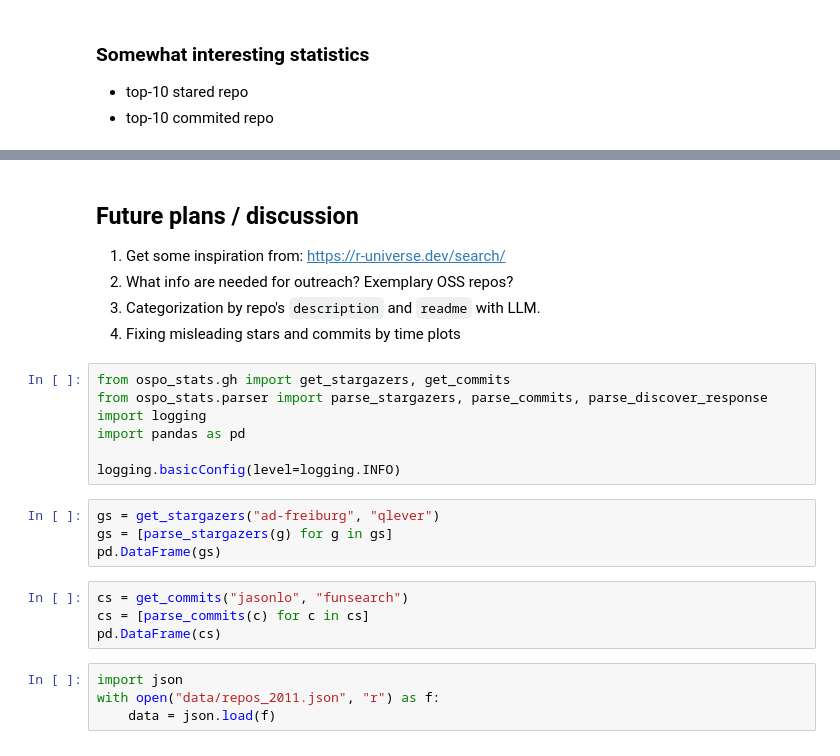
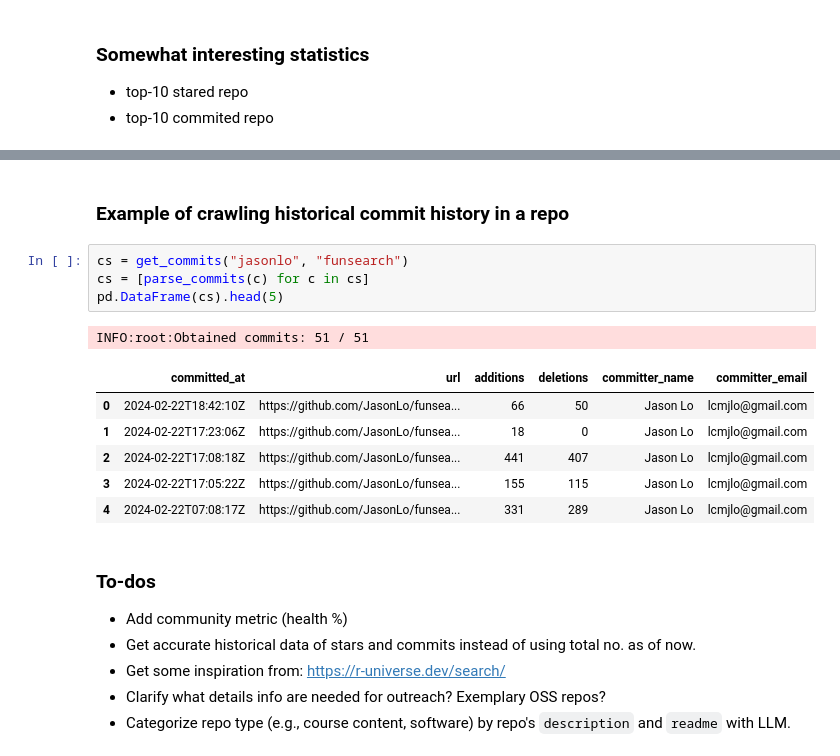
Before and after one commit to UW-Madison-DSI/ospo-stats, a Jupyter notebook: report_v0.ipynb, the cells around one changed output, grey strips where cells are left out. Drawn from its saved outputs; the diff is of its cells as text.

```diff
--- a/report_v0.ipynb
+++ b/report_v0.ipynb
@@ -59,26 +162,22 @@ df.sort_values('commits', ascending=False).head(10)
+# %% [markdown]
+### Example of crawling historical commit history in a repo
+# %%
+cs = get_commits("jasonlo", "funsearch")
+cs = [parse_commits(c) for c in cs]
+pd.DataFrame(cs).head(5)
+# %% [output]
+INFO:root:Obtained commits: 51 / 51
+|  | committed_at | url | additions | deletions | committer_name | committer_email |
+| 0 | 2024-02-22T18:42:10Z | https://github.com/JasonLo/funsea... | 66 | 50 | Jason Lo | lcmjlo@gmail.com |
+| 1 | 2024-02-22T17:23:06Z | https://github.com/JasonLo/funsea... | 18 | 0 | Jason Lo | lcmjlo@gmail.com |
+| 2 | 2024-02-22T17:08:18Z | https://github.com/JasonLo/funsea... | 441 | 407 | Jason Lo | lcmjlo@gmail.com |
+| 3 | 2024-02-22T17:05:22Z | https://github.com/JasonLo/funsea... | 155 | 115 | Jason Lo | lcmjlo@gmail.com |
+| 4 | 2024-02-22T07:08:17Z | https://github.com/JasonLo/funsea... | 331 | 289 | Jason Lo | lcmjlo@gmail.com |
 # %% [markdown]
-## Future plans / discussion
+### To-dos
 
-1. Get some inspiration from: https://r-universe.dev/search/
-1. What info are needed for outreach? Exemplary OSS repos?
-1. Categorization by repo's `description` and `readme` with LLM.
-1. Fixing misleading stars and commits by time plots
+- Add community metric (health %)
+- Get accurate historical data of stars and commits instead of using total no. as of now.
+- Get some inspiration from: https://r-universe.dev/search/
+- Clarify what details info are needed for outreach? Exemplary OSS repos?
+- Categorize repo type (e.g., course content, software) by repo's `description` and `readme` with LLM.
-# %%
-from ospo_stats.gh import get_stargazers, get_commits
-from ospo_stats.parser import parse_stargazers, parse_commits, parse_discover_response
-import logging
-import pandas as pd
-
-logging.basicConfig(level=logging.INFO)
-# %%
-gs = get_stargazers("ad-freiburg", "qlever")
-gs = [parse_stargazers(g) for g in gs]
-pd.DataFrame(gs)
-# %%
-cs = get_commits("jasonlo", "funsearch")
-cs = [parse_commits(c) for c in cs]
-pd.DataFrame(cs)
-# %%
-import json
-with open("data/repos_2011.json", "r") as f:
-    data = json.load(f)
```
Also changed, not shown: parts of 17 cells of this notebook, 2 other files.
